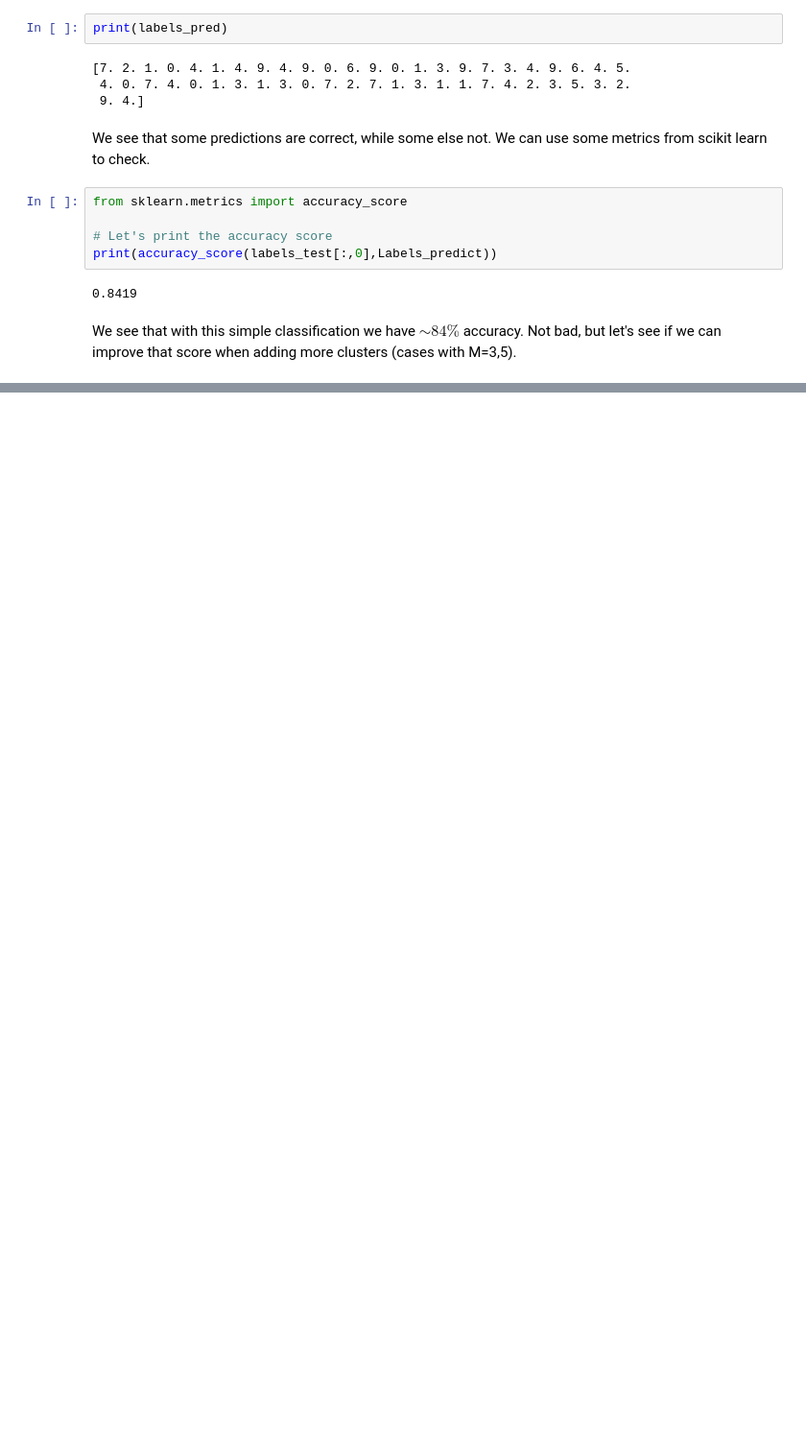
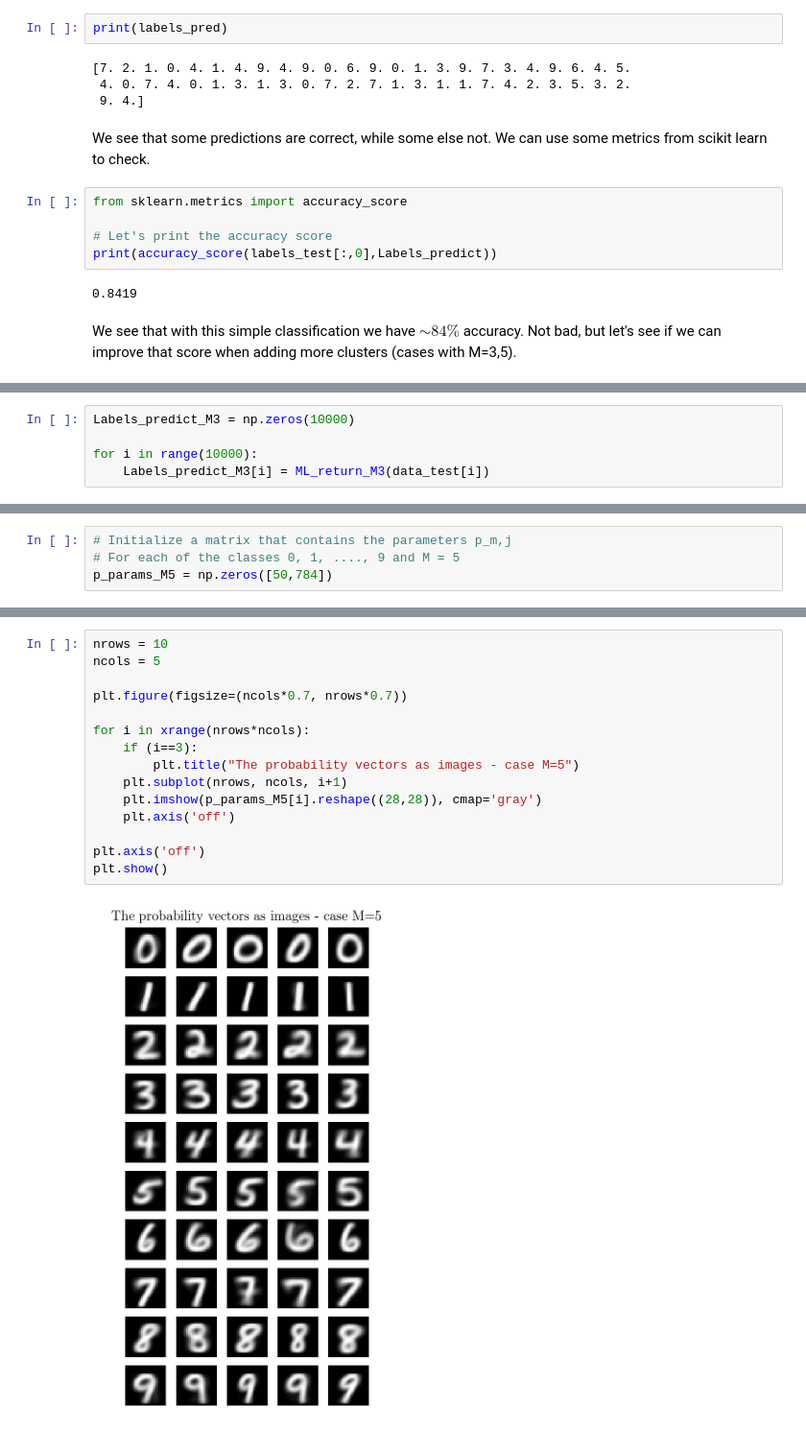
Before and after one commit to dtanoglidis/Machine-Learning-and-Large-Scale-Data-Analysis, a Jupyter notebook: HW3_Prob5_Tanoglidis.ipynb, the cells around one changed output, grey strips where cells are left out. Shown at 96% size. Drawn from its saved outputs; the diff is of its cells as text; blank space fills up the shorter version.

```diff
--- a/HW3_Prob5_Tanoglidis.ipynb
+++ b/HW3_Prob5_Tanoglidis.ipynb
@@ -204,0 +412,5 @@ We see that with this simple classification we have $\sim 84 \%$ accuracy. Not b
+# %%
+Labels_predict_M3 = np.zeros(10000)
+
+for i in range(10000):
+    Labels_predict_M3[i] = ML_return_M3(data_test[i])
@@ -204,0 +428,4 @@ We see that with this simple classification we have $\sim 84 \%$ accuracy. Not b
+# %%
+# Initialize a matrix that contains the parameters p_m,j
+# For each of the classes 0, 1, ...., 9 and M = 5
+p_params_M5 = np.zeros([50,784])
@@ -204,0 +571,17 @@ We see that with this simple classification we have $\sim 84 \%$ accuracy. Not b
+# %%
+nrows = 10
+ncols = 5
+
+plt.figure(figsize=(ncols*0.7, nrows*0.7))
+
+for i in xrange(nrows*ncols):
+    if (i==3):
+        plt.title("The probability vectors as images - case M=5")
+    plt.subplot(nrows, ncols, i+1)
+    plt.imshow(p_params_M5[i].reshape((28,28)), cmap='gray')
+    plt.axis('off')
+
+plt.axis('off')
+plt.show()
+# %% [output]
+[figure, added]
```
Also changed, not shown: parts of 17 cells of this notebook.
